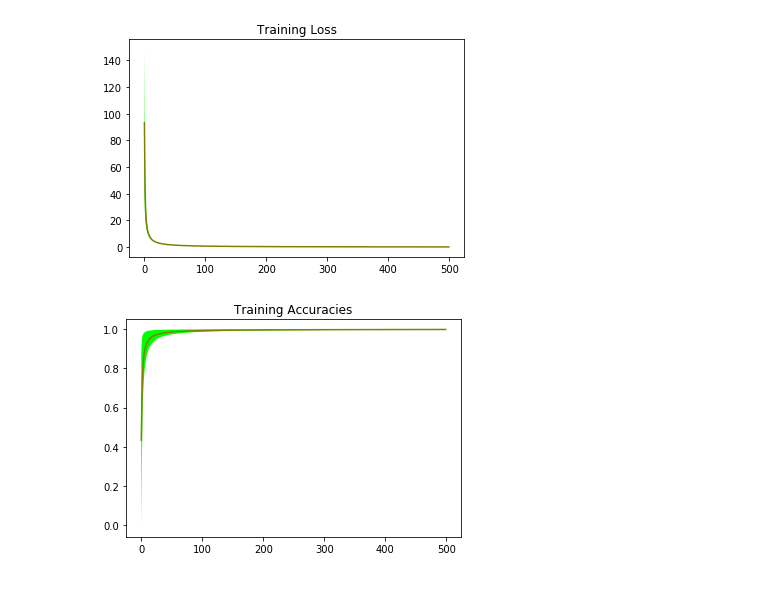
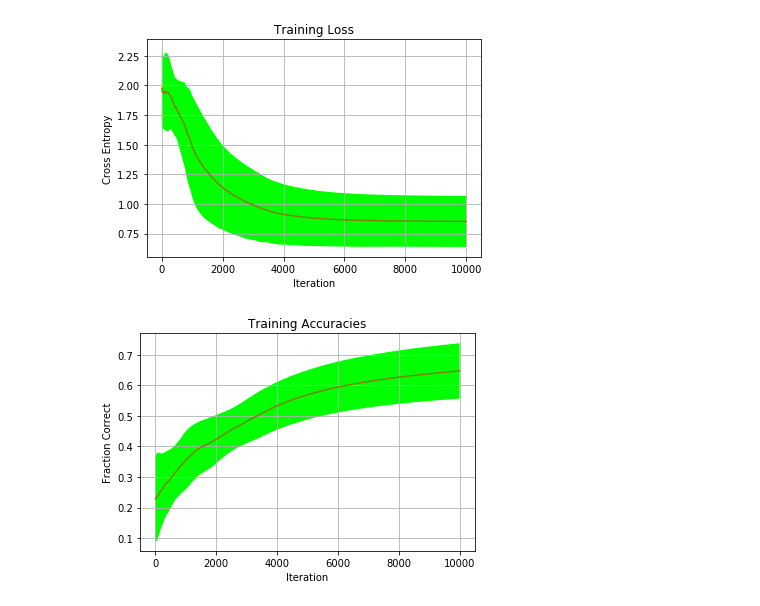
Before and after one commit to brandontrabucco/batch_attention_test, a Jupyter notebook: batch_attention_test.ipynb, the cells around one changed output. Cells and saved outputs as stored; diff of their text form; code cells hidden in the pictures.

```diff
--- a/batch_attention_test.ipynb
+++ b/batch_attention_test.ipynb
@@ -73,7 +78,7 @@ with g.as_default():
     global_step = tf.Variable(
         0, name="global_step", trainable=False)
     learning_rate = tf.train.exponential_decay(
-        0.01,
+        global_learning_rate,
         global_step,
         1000,
         0.5)
@@ -92,11 +97,6 @@ with g.as_default():
 
 g.finalize()
 # %%
-num_iterations = 500
-num_logs = 1
-num_repeats = 10
-debug = False
-
 losses = []
 accuracies = []
 
@@ -136,6 +136,10 @@ mean_accuracies = np.mean(accuracies[:, :, 0], axis=0)
 std_accuracies = np.std(accuracies[:, :, 0], axis=0)
 ind_accuracies = accuracies[0, :, 1]
 
+vanilla = [
+    [mean_losses, std_losses, ind_losses],
+    [mean_accuracies, std_accuracies, ind_accuracies]]
+
 plt.fill_between(
     ind_losses,
     mean_losses + std_losses,
@@ -144,6 +148,9 @@ plt.fill_between(
     interpolate=True)
 plt.plot(ind_losses, mean_losses, color="maroon")
 plt.title("Training Loss")
+plt.xlabel("Iteration")
+plt.ylabel("Cross Entropy")
+plt.grid(True)
 plt.show()
 
 plt.close()
@@ -156,5 +163,8 @@ plt.fill_between(
     interpolate=True)
 plt.plot(ind_accuracies, mean_accuracies, color="maroon")
 plt.title("Training Accuracies")
+plt.xlabel("Iteration")
+plt.ylabel("Fraction Correct")
+plt.grid(True)
 plt.show()
 # %% [output]
@@ -195,8 +205,8 @@ with g_attend.as_default():
     one_hot = tf.one_hot(indices, num_centroids)
 
     match_in = tf.concat([data_in, one_hot], axis=1)
-    logits_adv = tf.nn.xw_plus_b(match_in, weights_adv, biases_adv)
-    attention = tf.transpose(tf.nn.softmax(tf.transpose(logits_adv)))
+    logits_adv = tf.squeeze(tf.tensordot(match_in, weights_adv, 1) + biases_adv)
+    attention = tf.nn.softmax(logits_adv)
 
     cross_entropy = tf.reduce_sum(
         tf.nn.softmax_cross_entropy_with_logits_v2(
@@ -209,7 +219,7 @@ with g_attend.as_default():
     global_step = tf.Variable(
         0, name="global_step", trainable=False)
     learning_rate = tf.train.exponential_decay(
-        0.01,
+        global_learning_rate,
         global_step,
         1000,
         0.5)
@@ -231,11 +241,6 @@ with g_attend.as_default():
 
 g_attend.finalize()
 # %%
-num_iterations = 500
-num_logs = 1
-num_repeats = 10
-debug = False
-
 losses = []
 accuracies = []
 
@@ -270,32 +275,42 @@ accuracies = np.array(accuracies)
 mean_losses = np.mean(losses[:, :, 0], axis=0)
 std_losses = np.std(losses[:, :, 0], axis=0)
 ind_losses = losses[0, :, 1]
 
 mean_accuracies = np.mean(accuracies[:, :, 0], axis=0)
 std_accuracies = np.std(accuracies[:, :, 0], axis=0)
 ind_accuracies = accuracies[0, :, 1]
 
+adv = [
+    [mean_losses, std_losses, ind_losses],
+    [mean_accuracies, std_accuracies, ind_accuracies]]
+
 plt.fill_between(
     ind_losses,
     mean_losses + std_losses,
     mean_losses - std_losses,
     facecolor='lime',
     interpolate=True)
 plt.plot(ind_losses, mean_losses, color="olive")
 plt.title("Training Loss")
+plt.xlabel("Iteration")
+plt.ylabel("Cross Entropy")
+plt.grid(True)
 plt.show()
 
 plt.close()
 
 plt.fill_between(
     ind_accuracies,
     mean_accuracies + std_accuracies,
     mean_accuracies - std_accuracies,
     facecolor='lime',
     interpolate=True)
 plt.plot(ind_accuracies, mean_accuracies, color="olive")
 plt.title("Training Accuracies")
+plt.xlabel("Iteration")
+plt.ylabel("Fraction Correct")
+plt.grid(True)
 plt.show()
 # %% [output]
-[figure, old version]
+[figure, new version]
-[figure, old version]
+[figure, new version]
```
Also changed, not shown: parts of 5 cells of this notebook.
